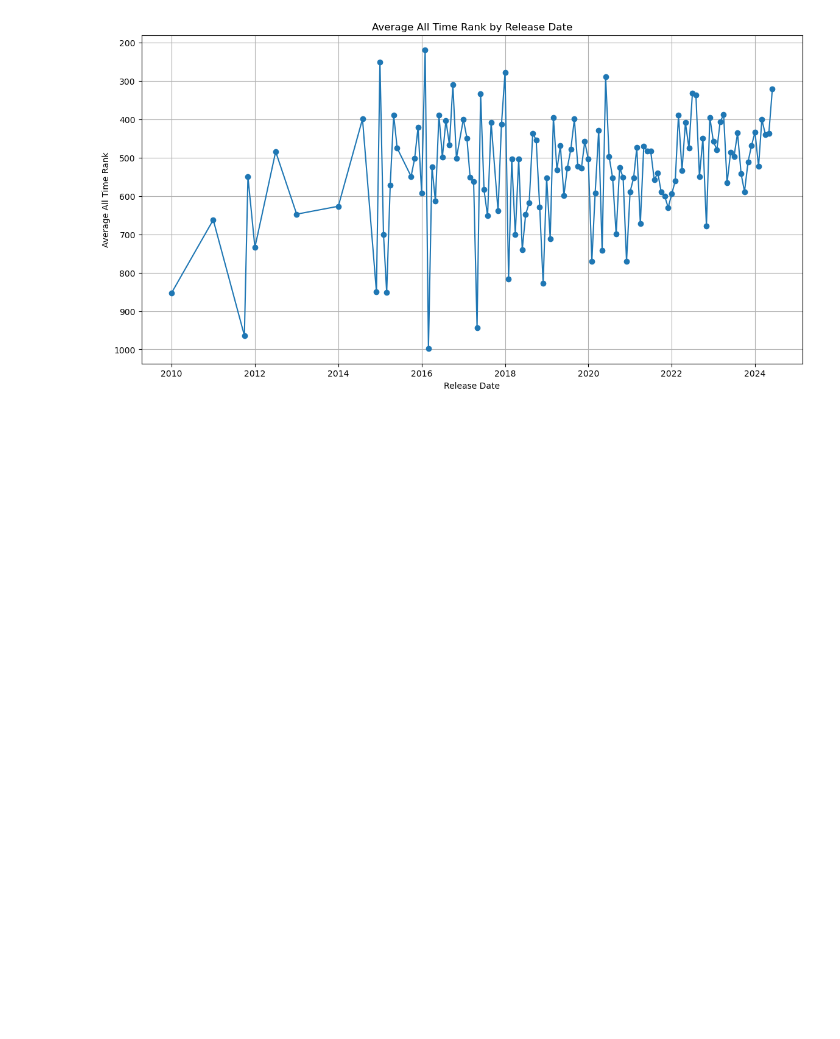
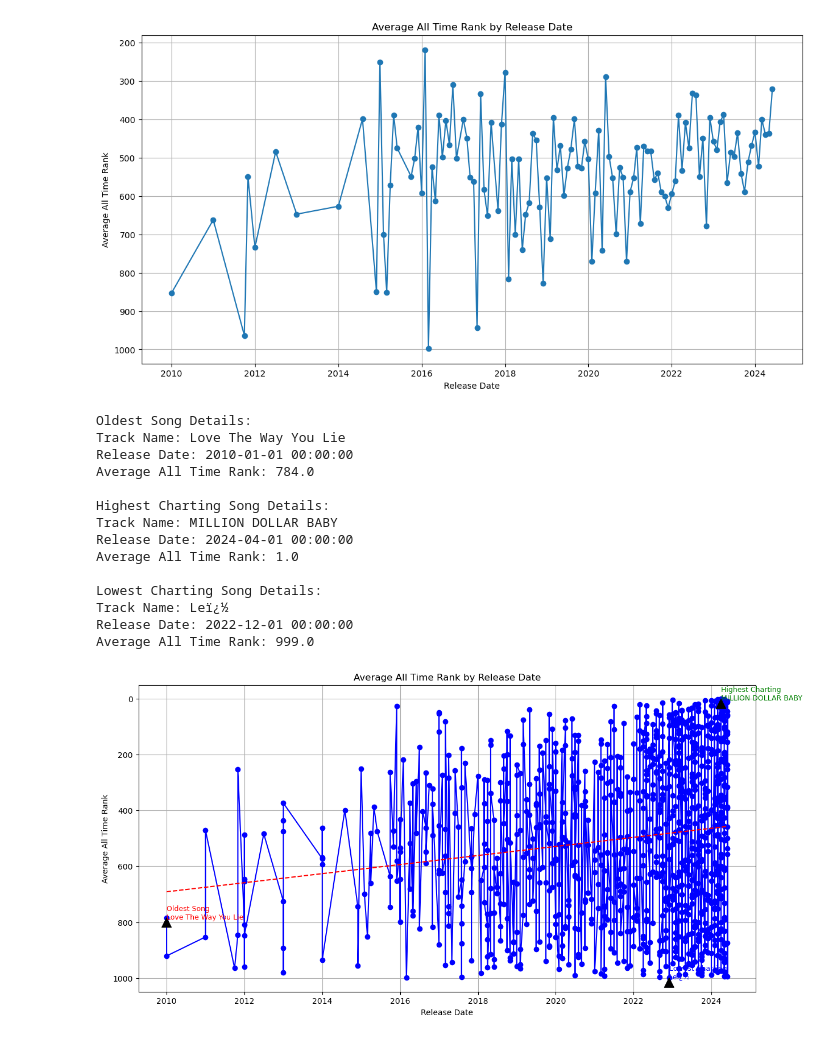
Before and after one commit to al-gent/msds_593_final, a Jupyter notebook: akank_spotify_data_3.ipynb, the cells around one changed output. Cells and saved outputs as stored; diff of their text form; code cells hidden in the pictures; blank space fills up the shorter version.

```diff
--- a/akank_spotify_data_3.ipynb
+++ b/akank_spotify_data_3.ipynb
@@ -88,3 +94,83 @@ plt.grid(True)
 plt.show()
 # %% [output]
 [figure]
+# %%
+# Include track names in the analysis
+release_analysis_2024 = data_2024.groupby(['Release Year', 'Release Month', 'Track'])[['All Time Rank']].mean().reset_index()
+
+# Convert 'Release Month' to string and zero-pad it
+release_analysis_2024['Release Month'] = release_analysis_2024['Release Month'].astype(int).astype(str).str.zfill(2)
+
+# Combine year and month into a datetime format
+release_analysis_2024['Release Date'] = pd.to_datetime(release_analysis_2024['Release Year'].astype(str) + '-' + release_analysis_2024['Release Month'])
+
+# Drop rows with NaT values in 'Release Date' if any
+release_analysis_2024 = release_analysis_2024.dropna(subset=['Release Date'])
+
+# Sort the data by release date
+release_analysis_2024 = release_analysis_2024.sort_values('Release Date')
+
+# Plot the data
+plt.figure(figsize=(14, 7))
+plt.plot(release_analysis_2024['Release Date'], release_analysis_2024['All Time Rank'], marker='o', linestyle='-', color='b')
+
+# Add titles and labels
+plt.title('Average All Time Rank by Release Date')
+plt.gca().invert_yaxis()  # Use gca() to get the current axes
+plt.xlabel('Release Date')
+plt.ylabel('Average All Time Rank')
+plt.grid(True)
+
+# 1. Label and Mark the Oldest Song Still Charting
+oldest_song = release_analysis_2024.loc[release_analysis_2024['Release Date'].idxmin()]
+plt.annotate(f'Oldest Song\n{oldest_song["Track"]}',
+             xy=(oldest_song['Release Date'], oldest_song['All Time Rank']),
+             xytext=(oldest_song['Release Date'], oldest_song['All Time Rank'] + 5),
+             arrowprops=dict(facecolor='black', shrink=0.05),
+             fontsize=9, color='red')
+
+# 2. Label and Mark the Highest (No. 1) and Lowest Charting Songs
+highest_song = release_analysis_2024.loc[release_analysis_2024['All Time Rank'].idxmin()]
+lowest_song = release_analysis_2024.loc[release_analysis_2024['All Time Rank'].idxmax()]
+
+plt.annotate(f'Highest Charting\n{highest_song["Track"]}',
+             xy=(highest_song['Release Date'], highest_song['All Time Rank']),
+             xytext=(highest_song['Release Date'], highest_song['All Time Rank'] + 5),
+             arrowprops=dict(facecolor='black', shrink=0.05),
+             fontsize=9, color='green')
+
+plt.annotate(f'Lowest Charting\n{lowest_song["Track"]}',
+             xy=(lowest_song['Release Date'], lowest_song['All Time Rank']),
+             xytext=(lowest_song['Release Date'], lowest_song['All Time Rank'] + 5),
+             arrowprops=dict(facecolor='black', shrink=0.05),
+             fontsize=9, color='blue')
+
+# 3. Plot a Best Fit Line
+# Compute the best fit line
+z = np.polyfit(release_analysis_2024['Release Date'].map(pd.Timestamp.toordinal), release_analysis_2024['All Time Rank'], 1)
+p = np.poly1d(z)
+plt.plot(release_analysis_2024['Release Date'], p(release_analysis_2024['Release Date'].map(pd.Timestamp.toordinal)), linestyle='--', color='r')
+
+# 4. For all songs labeled, show rank and number of streams
+print(f"Oldest Song Details:\nTrack Name: {oldest_song['Track']}\nRelease Date: {oldest_song['Release Date']}\nAverage All Time Rank: {oldest_song['All Time Rank']}\n")
+print(f"Highest Charting Song Details:\nTrack Name: {highest_song['Track']}\nRelease Date: {highest_song['Release Date']}\nAverage All Time Rank: {highest_song['All Time Rank']}\n")
+print(f"Lowest Charting Song Details:\nTrack Name: {lowest_song['Track']}\nRelease Date: {lowest_song['Release Date']}\nAverage All Time Rank: {lowest_song['All Time Rank']}\n")
+
+# Display the plot
+plt.show()
+# %% [output]
+Oldest Song Details:
+Track Name: Love The Way You Lie
+Release Date: 2010-01-01 00:00:00
+Average All Time Rank: 784.0
+
+Highest Charting Song Details:
+Track Name: MILLION DOLLAR BABY
+Release Date: 2024-04-01 00:00:00
+Average All Time Rank: 1.0
+
+Lowest Charting Song Details:
+Track Name: Leï¿½
+Release Date: 2022-12-01 00:00:00
+Average All Time Rank: 999.0
+[figure, added]
```
Also changed, not shown: parts of 4 cells of this notebook.
